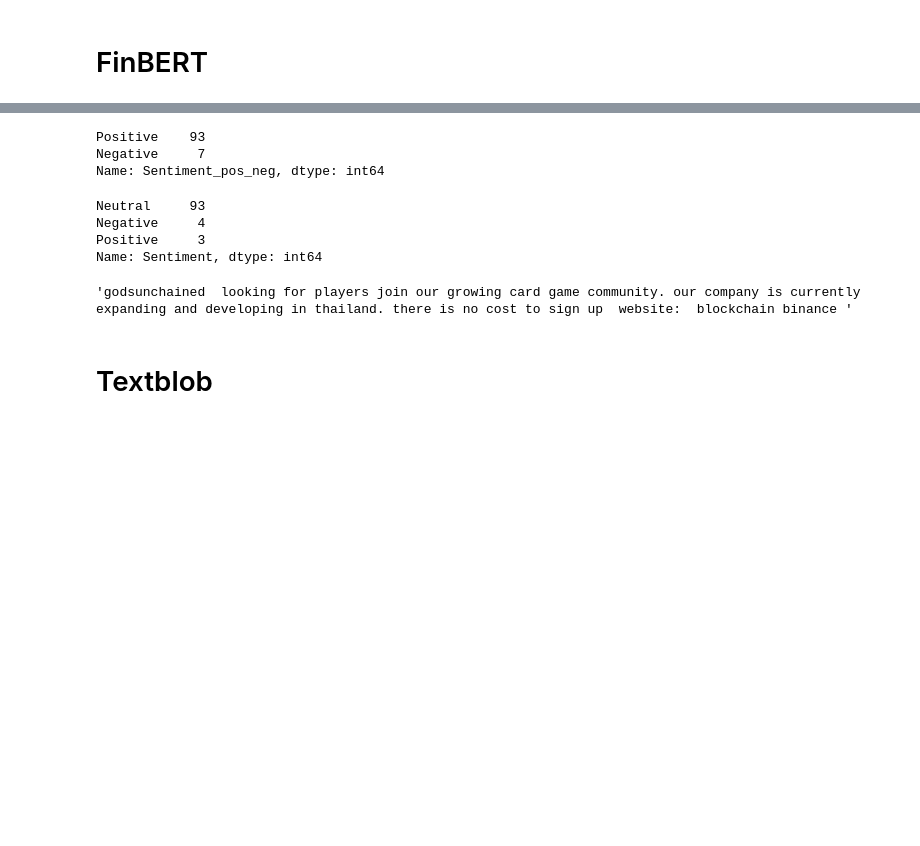
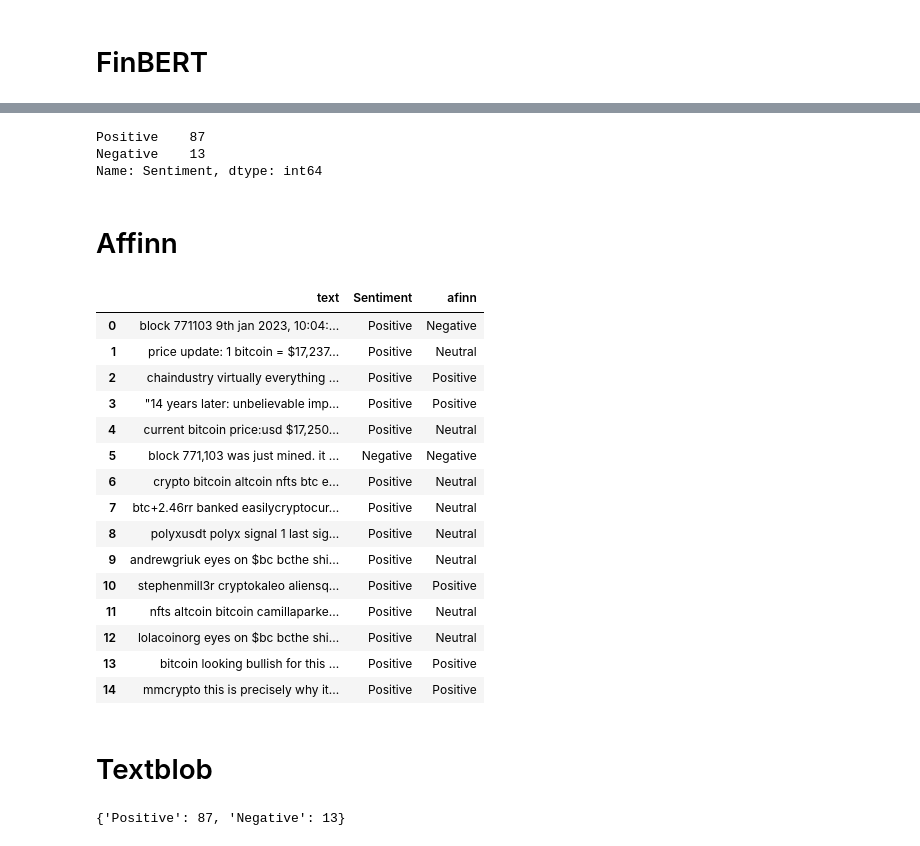
Before and after one commit to webclinic017/Trading-sandbox, a Jupyter notebook: 04_Twitter_processing.ipynb, the cells around one changed output, grey strips where cells are left out. Saved outputs shown, nothing was run; the diff lists cells and outputs as text; code cells hidden in the pictures; blank space fills up the shorter version.

```diff
--- a/04_Twitter_processing.ipynb
+++ b/04_Twitter_processing.ipynb
@@ -77,14 +88,14 @@ tokenizer = AutoTokenizer.from_pretrained("ProsusAI/finbert")
 # fetch the pretrained model
 model = AutoModelForSequenceClassification.from_pretrained("ProsusAI/finbert")
 
-def sentim_analyzer(df, tokenizer, model):
+def sentim_analyzer(df, tokenizer:AutoTokenizer, model:AutoModelForSequenceClassification):
     ''' Given a df that contains a column 'headline' with article healine texts, it runs inference on the healine with the 'model' (FinBert)
        and inserts output sentiment features into the dataframe in the respective columns (Positive_sentim, Negative_sentim, Neutral_sentim)
 
         Parameters :
           df : A dataframe that contains headlines in a column called 'headline' .
-          tokenizer(AutoTokenizer object) : A pre-processing tokenizer object from Hugging Face lib.
-          model (AutoModelForSequenceClassification object) : A hugging face transformer model.
+          tokenizer(AutoTokenizer) : A pre-processing tokenizer object from Hugging Face lib.
+          model (AutoModelForSequenceClassification) : A hugging face transformer model.
 
           returns df : The initial dataframe with the 3 sentiment features as columns for each headline'''
 
@@ -102,9 +113,4 @@ def sentim_analyzer(df, tokenizer, model):
         df.loc[i, 'Positive'] = predictions[0][0].tolist()
         df.loc[i, 'Negative'] = predictions[0][1].tolist()
         df.loc[i, 'Neutral']  = predictions[0][2].tolist()
-    # rearrange column order
-    try:
-        df = df[['date', 'stock', 'Open', 'Close', 'Volume',  'headline', 'Positive', 'Negative', 'Neutral','Price_change']]
-    except:
-        pass
     return df
@@ -127,24 +124,41 @@ sentim_analyzer(tweets_df, tokenizer, model)
 # %%
-import numpy as np
-tweets_df['Sentiment_pos_neg']=tweets_df.apply(lambda x: 'Positive' if x['Positive']>x['Negative'] else 'Negative', axis=1)
-tweets_df['Sentiment']=tweets_df.apply(lambda x: ['Positive','Negative','Neutral'][np.array([x['Positive'], x['Negative'], x['Neutral']]).argmax()], axis=1)
+tweets_df = sentim_analyzer(tweets_df, tokenizer, model)
+tweets_df['Sentiment']=tweets_df.apply(lambda x: 'Positive' if x['Positive']>x['Negative'] else 'Negative', axis=1)
+tweets_df.drop(columns=['Positive','Negative','Neutral'],inplace=True)
+tweets_df.Sentiment.value_counts()
+# %% [output]
+Positive    87
+Negative    13
+Name: Sentiment, dtype: int64
-# %%
-tweets_df.Sentiment_pos_neg.value_counts()
-# %% [output]
-Positive    93
-Negative     7
-Name: Sentiment_pos_neg, dtype: int64
-# %%
-tweets_df.Sentiment.value_counts()
-# %% [output]
-Neutral     93
-Negative     4
-Positive     3
-Name: Sentiment, dtype: int64
-# %%
-tweets_df_nega = tweets_df.loc[tweets_df['Sentiment']=='Neutral']
-tweets_df_nega.iloc[10].text
-# %% [output]
-'godsunchained  looking for players join our growing card game community. our company is currently expanding and developing in thailand. there is no cost to sign up  website:  blockchain binance '
+# %% [markdown]
+# Affinn
+# %%
+from afinn import Afinn
+
+afinn=Afinn()
+
+def classify_tweet(tweet_text:str)->str:
+    score = afinn.score(tweet_text)
+    return 'Negative' if score<0 else 'Positive' if score>0 else 'Neutral'
+
+tweets_df['afinn'] = tweets_df.text.apply(classify_tweet)
+tweets_df.head(15)
+# %% [output]
+|  | text | Sentiment | afinn |
+| 0 | block 771103 9th jan 2023, 10:04:... | Positive | Negative |
+| 1 | price update: 1 bitcoin = $17,237... | Positive | Neutral |
+| 2 | chaindustry virtually everything ... | Positive | Positive |
+| 3 | "14 years later: unbelievable imp... | Positive | Positive |
+| 4 | current bitcoin price:usd $17,250... | Positive | Neutral |
+| 5 | block 771,103 was just mined. it ... | Negative | Negative |
+| 6 | crypto bitcoin altcoin nfts btc e... | Positive | Neutral |
+| 7 | btc+2.46rr banked easilycryptocur... | Positive | Neutral |
+| 8 | polyxusdt polyx signal 1 last sig... | Positive | Neutral |
+| 9 | andrewgriuk eyes on $bc bcthe shi... | Positive | Neutral |
+| 10 | stephenmill3r cryptokaleo aliensq... | Positive | Positive |
+| 11 | nfts altcoin bitcoin camillaparke... | Positive | Neutral |
+| 12 | lolacoinorg eyes on $bc bcthe shi... | Positive | Neutral |
+| 13 | bitcoin looking bullish for this ... | Positive | Positive |
+| 14 | mmcrypto this is precisely why it... | Positive | Positive |
 # %% [markdown]
 # Textblob
@@ -152,0 +183,4 @@ tweets_df_nega.iloc[10].text
+# %%
+tweets_df.Sentiment_afinn.value_counts().to_dict()
+# %% [output]
+{'Positive': 87, 'Negative': 13}
```
Also changed, not shown: parts of 19 cells of this notebook, 4 other files.
